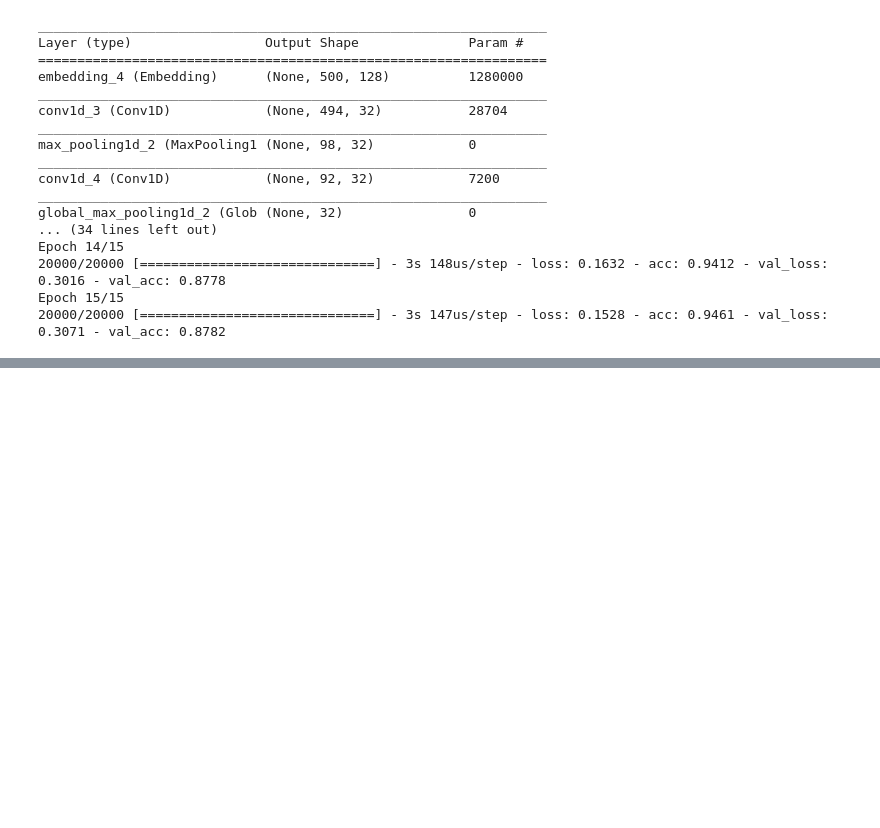
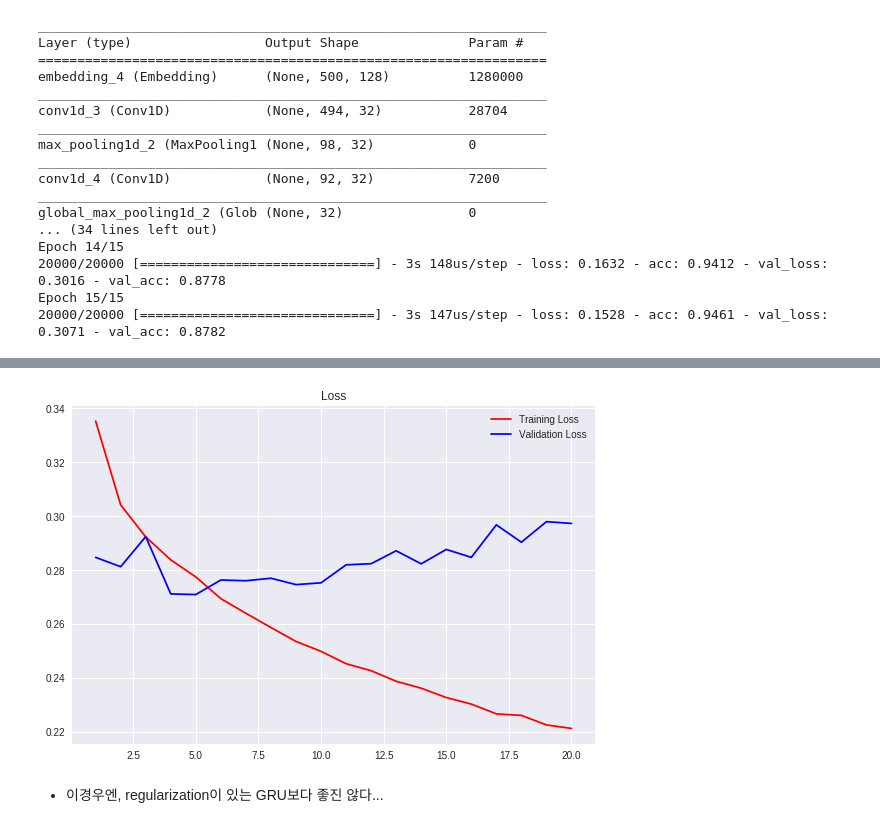
Before and after one commit to Junhojuno/keras-tutorial, a Jupyter notebook: 06_RNN_Advanced.ipynb, the cells around one changed output, grey strips where cells are left out. Drawn from its saved outputs; the diff is of its cells as text; code cells hidden in the pictures; blank space fills up the shorter version.

```diff
--- a/06_RNN_Advanced.ipynb
+++ b/06_RNN_Advanced.ipynb
@@ -638,0 +695,29 @@ Epoch 15/15
+# %%
+# data generator 일부 수정
+step = 3 # 1시간 단위 --> 30분 단위
+lookback = 1440 # 일단 그대로
+delay = 144 # 일단 그대로
+
+train_gen = generator(float_data, lookback=lookback, delay=delay, min_index=0, max_index=200000, shuffle=True, step=step)
+val_gen = generator(float_data, lookback=lookback, delay=delay, min_index=200001, max_index=300000, shuffle=True, step=step)
+test_gen = generator(float_data, lookback=lookback, delay=delay, min_index=300001, max_index=None, shuffle=True, step=step)
+
+val_steps = (300000 - 200001 - lookback) // 128
+test_steps = (len(float_data) - 300001 - lookback) // 128
+# %%
+from keras.models import Sequential
+from keras.layers import *
+from keras.optimizers import RMSprop
+
+model = Sequential()
+model.add(Conv1D(filters=32, kernel_size=5, activation='relu', input_shape=(None, float_data.shape[-1])))
+model.add(MaxPooling1D(3))
+model.add(Conv1D(32,5,activation='relu'))
+model.add(GRU(32, dropout=0.1, recurrent_dropout=0.5))
+model.add(Dense(1))
+
+model.summary()
+
+model.compile(optimizer=RMSprop(), loss='mae')
+
+hist = model.fit_generator(train_gen, steps_per_epoch=500, epochs=20, validation_data=val_gen, validation_steps=val_steps)
@@ -638,0 +742,15 @@ Epoch 15/15
+# %%
+import matplotlib.pyplot as plt
+
+epochs = range(1, len(hist.history['loss']) + 1)
+
+plt.plot(epochs, hist.history['loss'], 'r-', label="Training Loss")
+plt.plot(epochs, hist.history['val_loss'], 'b-', label='Validation Loss')
+plt.title("Loss")
+plt.legend()
+plt.tight_layout()
+plt.show()
+# %% [output]
+[figure, added]
+# %% [markdown]
+- 이경우엔, regularization이 있는 GRU보다 좋진 않다...
```
Also changed, not shown: parts of 8 cells of this notebook.
